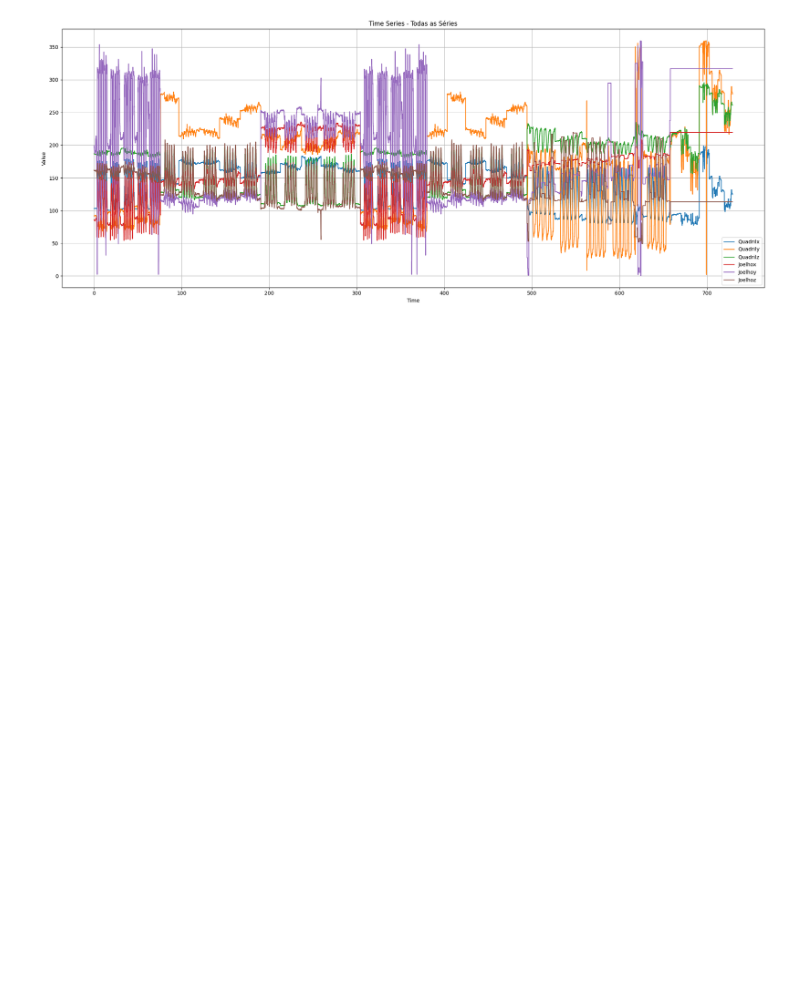
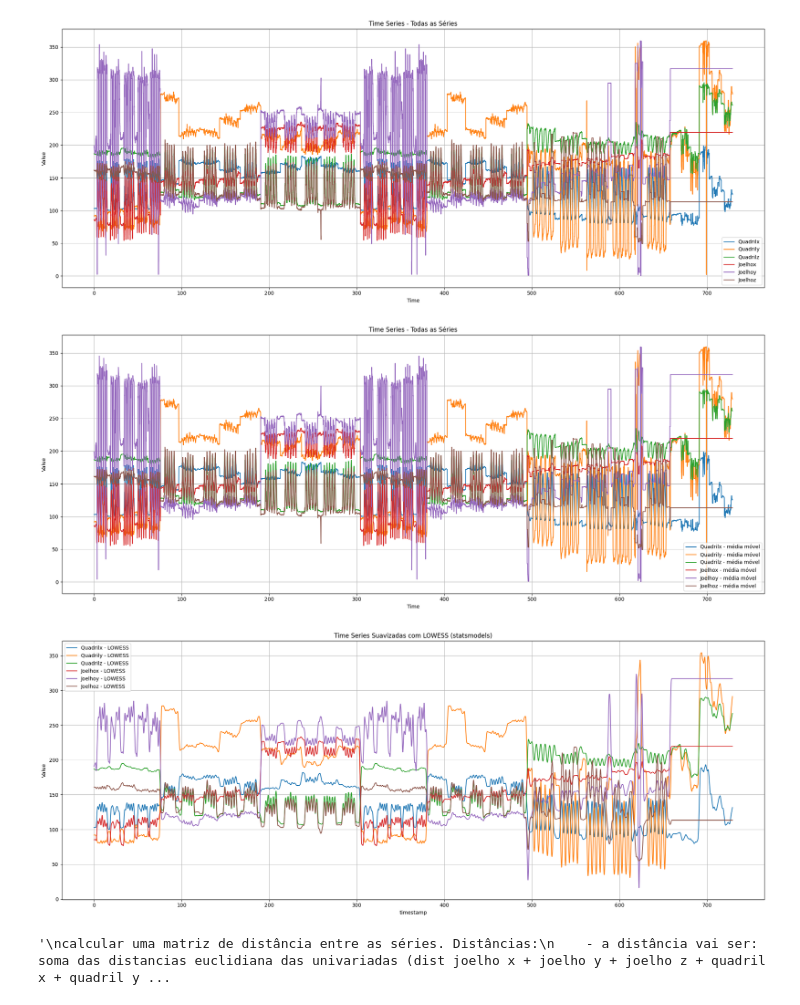
Before and after one commit to Yamakasuki/IC_Bros, a Jupyter notebook: notebooks/experimentoferias/experimentoRafael.ipynb, the cells around one changed output. Drawn from its saved outputs; the diff is of its cells as text; code cells hidden in the pictures; blank space fills up the shorter version.

```diff
--- a/notebooks/experimentoferias/experimentoRafael.ipynb
+++ b/notebooks/experimentoferias/experimentoRafael.ipynb
@@ -50,5 +43,57 @@ plt.show()
 # %%
 """
 suavização de cada série com média móvel
 suavização de cada série com Locally Estimated Scatterplot Smoothing - LOESS (https://pypi.org/project/loess/)
 """
+
+### média móvel
+
+df_mediaMovel =  df.copy()
+
+x = df_mediaMovel.iloc[:, 0]
+
+# aplicar média móvel em todas as séries
+for col in df_mediaMovel.columns[1:]:
+    df_mediaMovel[col] = df_mediaMovel[col].rolling(window=5, center=True).mean()
+
+plt.figure(figsize=(20, 8))
+for col in df_mediaMovel.columns[1:]:
+    plt.plot(x, df_mediaMovel[col], label=f'{col} - média móvel')
+
+plt.xlabel('Time')
+plt.ylabel('Value')
+plt.title('Time Series - Todas as Séries')
+plt.legend()
+plt.grid(True)
+plt.tight_layout()
+plt.show()
+
+
+### Loess
+
+df_loess = df.copy()
+
+# converte x para numérico (necessário para o LOWESS)
+x = pd.to_numeric(df_loess.iloc[:, 0])
+
+plt.figure(figsize=(20, 8))
+
+# aplica LOWESS em todas as séries (1 → fim)
+for col in df_loess.columns[1:]:
+    y = df_loess[col].values
+
+    # lowess devolve um array 2D: [ [x0, y0], [x1, y1], ... ]
+    smoothed = lowess(y, x, frac=0.005, it=0)
+
+    # plota os dados suavizados
+    plt.plot(df_loess.iloc[:, 0], smoothed[:, 1], label=f'{col} - LOWESS')
+
+plt.xlabel(df_loess.columns[0])
+plt.ylabel('Value')
+plt.title('Time Series Suavizadas com LOWESS (statsmodels)')
+plt.legend()
+plt.grid(True)
+plt.tight_layout()
+# %% [output]
+[figure, added]
+[figure, added]
@@ -72,6 +105,8 @@ calcular uma matriz de distância entre as séries. Distâncias:
     - usa clusterização hierárquica aglomerativa (sklearn.cluster.AgglomerativeClustering)
     - escolhe um corte e visualiza os clusters
 """
+# %% [output]
+'\ncalcular uma matriz de distância entre as séries. Distâncias:\n    - a distância vai ser: soma das distancias euclidiana das univariadas (dist joelho x + joelho y + joelho z + quadril x + quadril y ...
 # %%
 # Clusterização k-means DTW
 """
```
Also changed, not shown: parts of 9 cells of this notebook.
